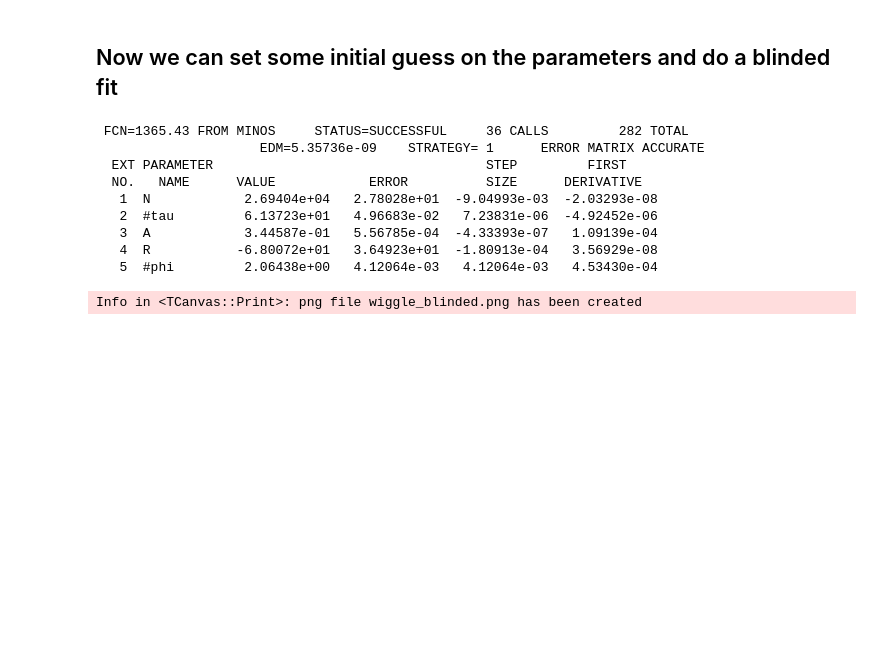
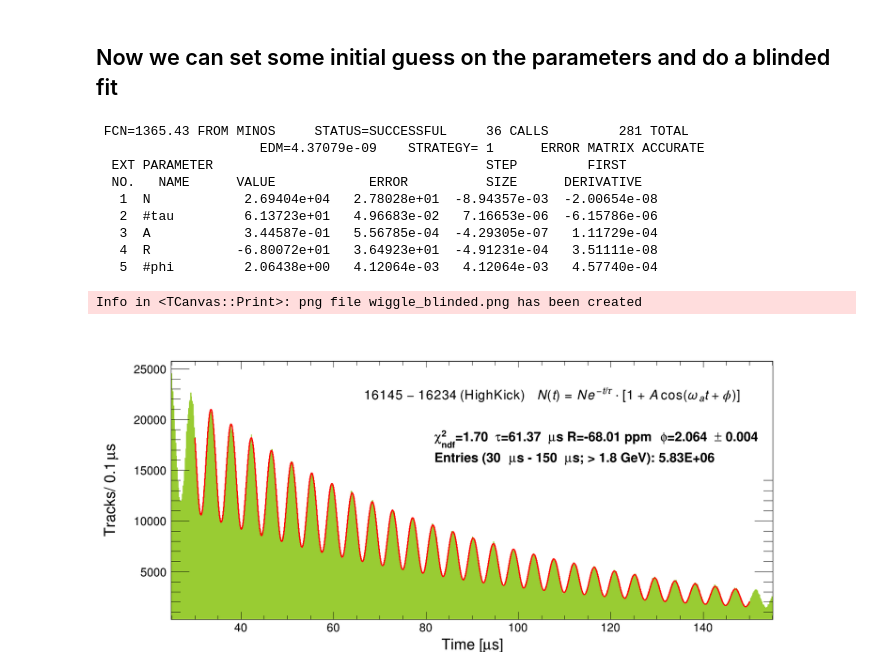
Before and after one commit to glukicov/EDMTracking, a Jupyter notebook: SimpleFit.ipynb, the cells around one changed output. Cells and saved outputs as stored; diff of their text form; code cells hidden in the pictures; blank space fills up the shorter version.

```diff
--- a/SimpleFit.ipynb
+++ b/SimpleFit.ipynb
@@ -98,36 +99,37 @@ if(blinded==False):
 # %%
 h_wiggle.Fit('func','REM') # fit in range (R), TMinut fit (M), Minos errors (E)
 
 # Get the fit parameters
 chi2=func.GetChisquare()
 ndf=func.GetNDF()
 ch2ndf=chi2/ndf
 LT = func.GetParameter(1)
 LT_error = func.GetParError(1)
 R= func.GetParameter(3)
 phi = func.GetParameter(4)
 phi_error = func.GetParError(4)
 
 # Set and draw legend
 legend =  TLegend(0.3,0.55,0.90,0.88)
 legend.SetHeader(r"16145-16234\,(\mathrm{HighKick}) \ N(t)=Ne^{-t/\tau} \cdot [1+A\cos(\omega_{a}t+\phi)]", "C")
 legenValue1 = "#chi^{2}_{ndf}=%.2f #tau=%.2f #mus R=%0.2f ppm #phi=%.3f #pm %.3f" % (ch2ndf, LT, R, phi, phi_error)
 legenValue2 = "Entries (30 #mus - 150 #mus; > 1.8 GeV): %.2E" % entries
 legend.AddEntry(func, "#splitline{"+str(legenValue1)+"}{"+str(legenValue2)+"}", "")
 gStyle.SetLegendBorderSize(0)
 gStyle.SetLegendTextSize(0.044)
 legend.Draw()
 
-# c.Draw()
+c.Draw()
 c.SaveAs("wiggle_blinded.png")
 # %% [output]
- FCN=1365.43 FROM MINOS     STATUS=SUCCESSFUL     36 CALLS         282 TOTAL
-                     EDM=5.35736e-09    STRATEGY= 1      ERROR MATRIX ACCURATE
+ FCN=1365.43 FROM MINOS     STATUS=SUCCESSFUL     36 CALLS         281 TOTAL
+                     EDM=4.37079e-09    STRATEGY= 1      ERROR MATRIX ACCURATE
   EXT PARAMETER                                   STEP         FIRST
   NO.   NAME      VALUE            ERROR          SIZE      DERIVATIVE
-   1  N            2.69404e+04   2.78028e+01  -9.04993e-03  -2.03293e-08
-   2  #tau         6.13723e+01   4.96683e-02   7.23831e-06  -4.92452e-06
-   3  A            3.44587e-01   5.56785e-04  -4.33393e-07   1.09139e-04
-   4  R           -6.80072e+01   3.64923e+01  -1.80913e-04   3.56929e-08
-   5  #phi         2.06438e+00   4.12064e-03   4.12064e-03   4.53430e-04
+   1  N            2.69404e+04   2.78028e+01  -8.94357e-03  -2.00654e-08
+   2  #tau         6.13723e+01   4.96683e-02   7.16653e-06  -6.15786e-06
+   3  A            3.44587e-01   5.56785e-04  -4.29305e-07   1.11729e-04
+   4  R           -6.80072e+01   3.64923e+01  -4.91231e-04   3.51111e-08
+   5  #phi         2.06438e+00   4.12064e-03   4.12064e-03   4.57740e-04
 Info in <TCanvas::Print>: png file wiggle_blinded.png has been created
+[figure, added]
```
Also changed, not shown: parts of 1 cell of this notebook.
